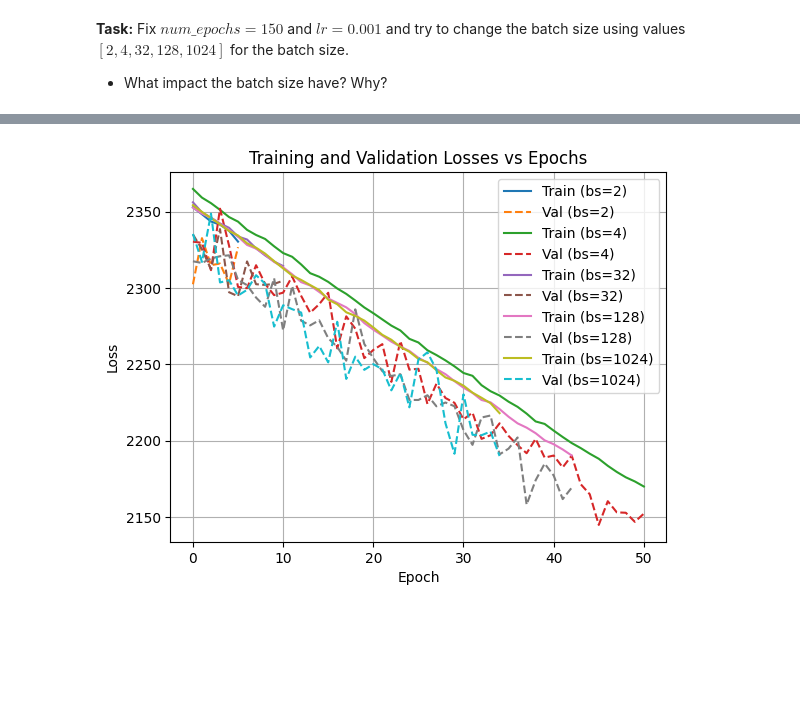
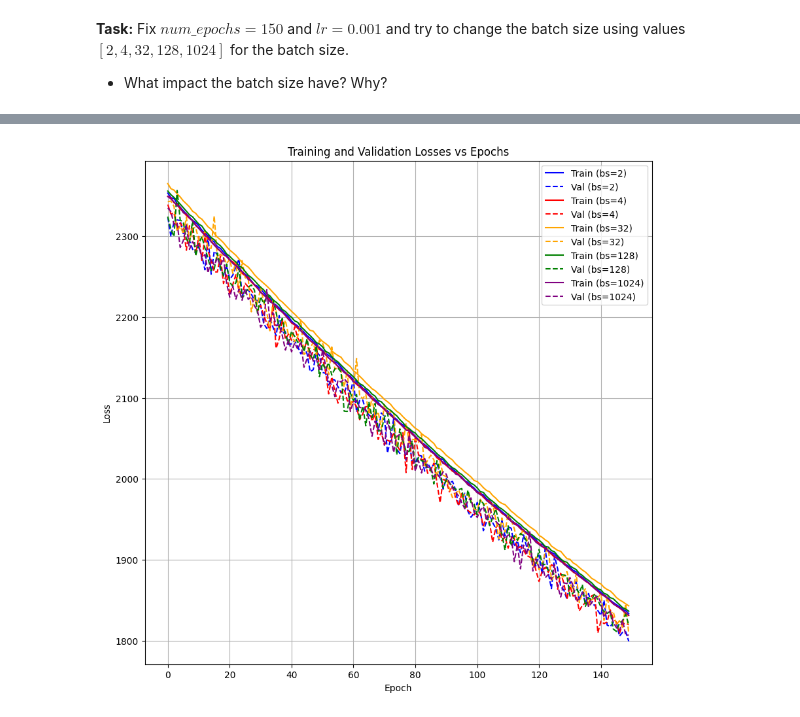
Before and after one commit to josh-wilkinson/MachineLearningExercises, a Jupyter notebook: Practical02/Practical02.ipynb, the cells around one changed output, grey strips where cells are left out. Drawn from its saved outputs; the diff is of its cells as text; code cells hidden in the pictures; blank space fills up the shorter version.

```diff
--- a/Practical02/Practical02.ipynb
+++ b/Practical02/Practical02.ipynb
@@ -289,10 +289,10 @@ test_size = 0.2
 target_clm='critical_temp'
 # %%
 # TODO: load data - same as in the previous practical and make train_test_split from sklearn
-# data_path = "./superconduct_train.csv"
-# data = pd.read_csv(data_path)
+data_path = "./superconduct_train.csv"
+data = pd.read_csv(data_path)
 
-data = pd.read_csv('/kaggle/input/superconduct-train/superconduct_train.csv')
+#data = pd.read_csv('/kaggle/input/superconduct-train/superconduct_train.csv')
 
 train, test = train_test_split(data, test_size = test_size)
 # %% [markdown]
@@ -530,6 +530,9 @@ This was equivalent to SGD optimizer
 
 The optimizer is the learning algorithm we use. In this case, we use Stochastic Gradient Descent (SGD).
 Redefine the model and initialize SGD optimizer
+# %%
+#set the number of epochs for training
+num_epochs = 1
 # %%
 # TODO Redefine the model and initialize SGD optimizer, write a train loop as above and compare the loss values
 
@@ -985,16 +1028,16 @@ def train_model(model, train_dataloader, val_dataloader, criterion, optimizer, n
 
         print(f"Epoch {epoch+1}/{num_epochs}, Train Loss: {avg_train_loss:.4f}, Val Loss: {avg_val_loss:.4f}")
 
-        # Early stopping logic
-        if best_val_loss - avg_val_loss > tol:
-            best_val_loss = avg_val_loss
-            epochs_without_improvement = 0
-        else:
-            epochs_without_improvement += 1
+        # # Early stopping logic
+        # if best_val_loss - avg_val_loss > tol:
+        #     best_val_loss = avg_val_loss
+        #     epochs_without_improvement = 0
+        # else:
+        #     epochs_without_improvement += 1
 
-        if epochs_without_improvement >= N:
-            print(f"Early stopping triggered after {epoch+1} epochs.")
-            break
+        # if epochs_without_improvement >= N:
+        #     print(f"Early stopping triggered after {epoch+1} epochs.")
+        #     break
 
     return best_val_loss, epoch + 1, train_losses, val_losses
 # %%
@@ -1050,15 +1093,20 @@ Early stopping triggered after 35 epochs.
 # %%
 ## TODO: Visualize the differences
-
+colors = {2:'blue',
+          4: 'red',
+          32:'orange',
+          128:'green',
+          1024:'purple'}
+fig = plt.figure(figsize =(10,10))
 for batch_size in batch_sizes:
-    plt.plot(results[batch_size]["train_losses"], label=f"Train (bs={batch_size})")
-    plt.plot(results[batch_size]["val_losses"], linestyle='--', label=f"Val (bs={batch_size})")
+    plt.plot(results[batch_size]["train_losses"], label=f"Train (bs={batch_size})", color = colors[batch_size])
+    plt.plot(results[batch_size]["val_losses"], linestyle='--', label=f"Val (bs={batch_size})", color = colors[batch_size])
 
 plt.title("Training and Validation Losses vs Epochs")
 plt.xlabel("Epoch")
 plt.ylabel("Loss")
 plt.legend()
 plt.grid(True)
 plt.show()
 # %% [output]
-[figure, old version]
+[figure, new version]
```
Also changed, not shown: parts of 12 cells of this notebook, 1 other file.
